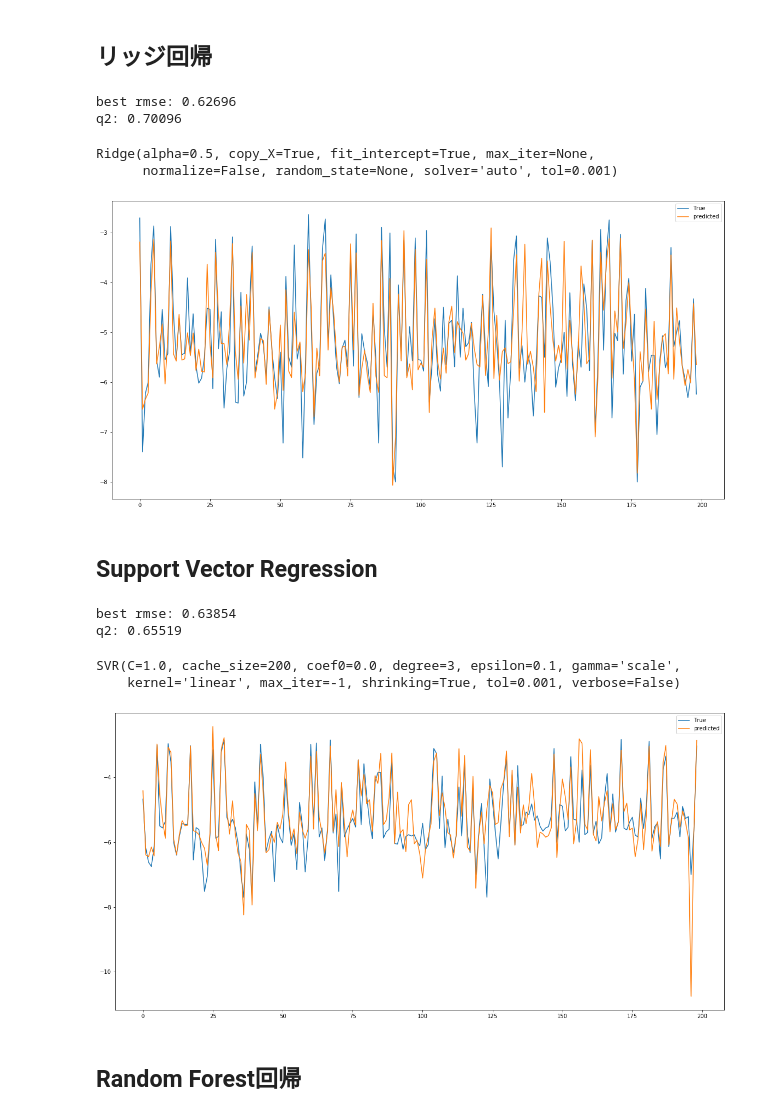
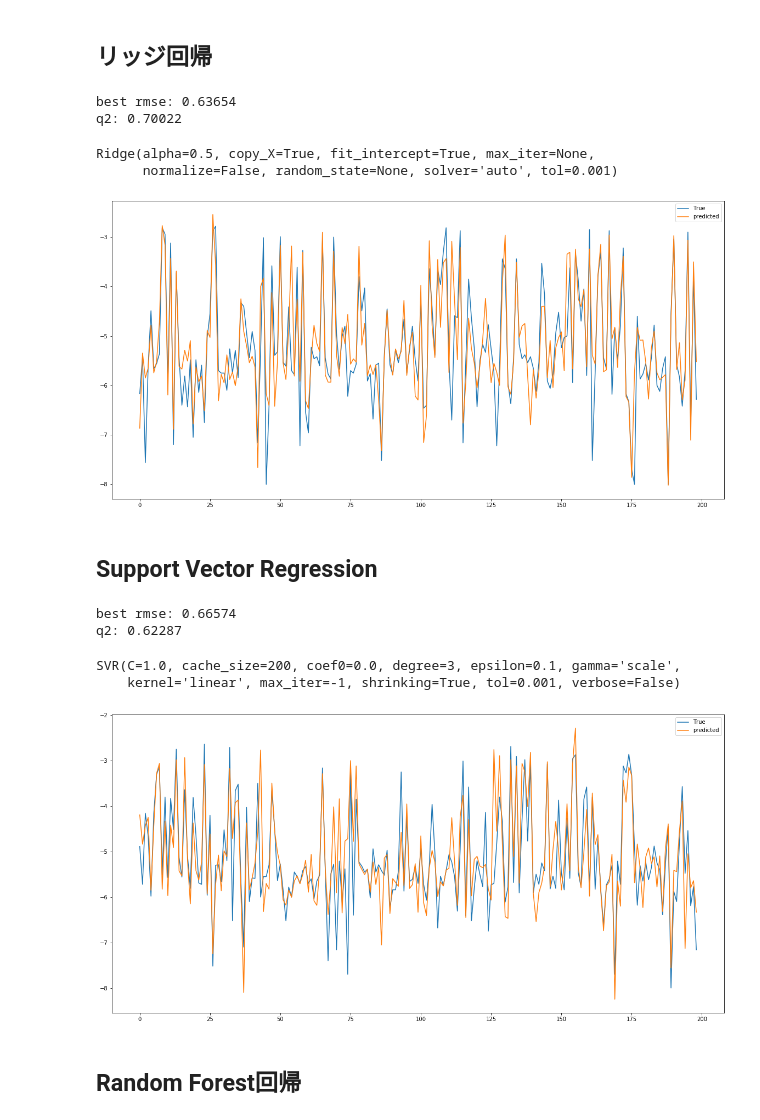
Before and after one commit to edge2992/lab_tasks_for_newcommer, a Jupyter notebook: 04_chem/m4_5.ipynb, the cells around one changed output. Cells and saved outputs as stored; diff of their text form; code cells hidden in the pictures.

Commit message:
add regression model(cross validate)

```diff
--- a/04_chem/m4_5.ipynb
+++ b/04_chem/m4_5.ipynb
@@ -51,13 +51,13 @@ LinearRegression(copy_X=True, fit_intercept=True, n_jobs=None, normalize=False)
 from sklearn import linear_model
 
 reg = linear_model.Ridge(alpha=.5)
-regression(reg, X, Y, True)
+regression(reg, X, Y, True,True)
 # %% [output]
-best rmse: 0.62696
-q2: 0.70096
+best rmse: 0.63654
+q2: 0.70022
 Ridge(alpha=0.5, copy_X=True, fit_intercept=True, max_iter=None,
       normalize=False, random_state=None, solver='auto', tol=0.001)
-[figure, old version]
+[figure, new version]
 # %% [markdown]
 ## Support Vector Regression
 # %%
@@ -69,14 +69,14 @@ X_norm = scaler.fit_transform(X)
 # %%
 from sklearn.svm import SVR
 
 svr = SVR(kernel='linear')
-regression(svr, X_norm, Y, True)
+regression(svr, X_norm, Y, True, True)
 # %% [output]
-best rmse: 0.63854
-q2: 0.65519
+best rmse: 0.66574
+q2: 0.62287
 SVR(C=1.0, cache_size=200, coef0=0.0, degree=3, epsilon=0.1, gamma='scale',
     kernel='linear', max_iter=-1, shrinking=True, tol=0.001, verbose=False)
-[figure, old version]
+[figure, new version]
 # %% [markdown]
 ## Random Forest回帰
 # %%
```
Also changed, not shown: parts of 3 cells of this notebook, 2 other files.
